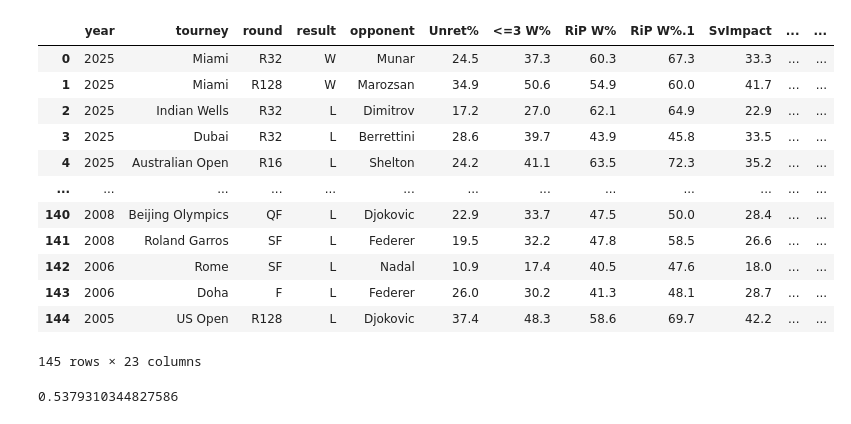
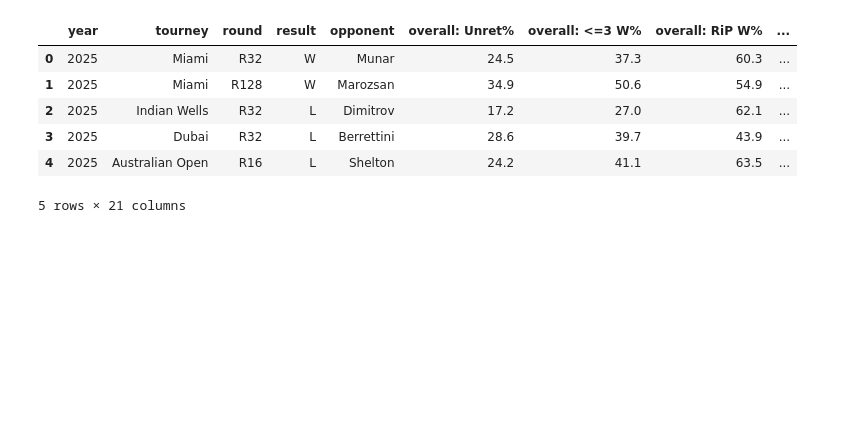
Before and after one commit to altairaguelo/tennis_serve_data_analysis, a Jupyter notebook: data-cleaning/monfils_data_cleaining.ipynb, the cells around one changed output. Saved outputs shown, nothing was run; the diff lists cells and outputs as text; code cells hidden in the pictures; blank space fills up the shorter version.

```diff
--- a/data-cleaning/monfils_data_cleaining.ipynb
+++ b/data-cleaning/monfils_data_cleaining.ipynb
@@ -2,6 +2,6 @@
 import pandas as pd
 import numpy as np
 # %%
-monfils = pd.read_csv('/Users/jasontang/Desktop/cogs108/Group053_SP25/monfils_serve_chart.csv')
-monfils.drop(columns=['Unnamed: 0'], inplace=True)
+monfils = pd.read_csv('../data/monfils_serve_chart.csv')
 monfils = monfils.replace('-', np.NaN)
+monfils.head()
@@ -8,11 +44,11 @@ monfils = monfils.replace('-', np.NaN)
 # %%
-string_cols=[ 'Unret%', '<=3 W%',
-       'RiP W%', 'RiP W%.1', 'SvImpact', '1st: Unret%', '1st: <=3 W%',
-       'RiP W%.2', 'RiP W%.3', 'SvImpact1st', 'D Wide%', 'A Wide%', 'BP Wide%',
-       '2nd: Unret%', '2nd: <=3 W%', '2nd: RiP W%']
+string_cols=[ 'overall: Unret%','overall: <=3 W%', 'overall: RiP W%',
+             'overall: SvImpact','1st: Unret%', '1st: <=3 W%',
+             '1st: RiP W%', '1st: SvImpact','1st: D Wide%', '1st: A Wide%',
+             '1st: A BP Wide%', '2nd: Unret%','2nd: <=3 W%', '2nd: RiP W%']
 
 for col in string_cols:
     monfils[col] = monfils[col].str.replace('%', '')
     monfils[col] = monfils[col].astype('float64')
-monfils
+monfils.head()
 # %% [output]
@@ -67,52 +72,41 @@ surfaces = {'Miami': 'hard',
            'Brisbane': 'hard',
            'Shanghai': 'hard',
            'Beijing': 'hard',
            'US Open': 'hard',
-           'Cincinnati': 'hard',
+            'Cincinnati': 'hard',
            'Canada': 'hard',
            'Wimbledon': 'grass',
            'Roland Garros': 'clay',
            'Monte Carlo': 'clay',
            'Estoril': 'clay',
            'Doha': 'hard',
            'Stockholm': 'hard',
            'Madrid': 'clay',
            'Adelaide 1': 'hard',
            'Vienna': 'hard',
            'Sofia': 'hard',
            'Rotterdam': 'hard',
            'Montpellier': 'hard',
            'Paris': 'clay',
            'Antwerp': 'hard',
            'Kaohsiung CH': 'hard',
            'Eastbourne': 'grass',
            'Tour Finals': 'hard',
            'Tokyo': 'hard',
            'Washington': 'hard',
-           'Davis Cup': 'hard',
+           'Davis Cup': 'clay',
            'Stuttgart': 'grass',
            'Marseille': 'hard',
            'Halle': 'grass',
            'Beijing Olympics': 'hard',
-           'Rome': 'clay',}
+           'Rome': 'clay'}
 monfils['surface'] = monfils['tourney'].apply(lambda x: surfaces[x])
-monfils
+monfils.head()
 # %% [output]
-|  | year | tourney | round | result | opponent | Unret% | <=3 W% | RiP W% | RiP W%.1 | SvImpact | ... | ... |
-| 0 | 2025 | Miami | R32 | W | Munar | 24.5 | 37.3 | 60.3 | 67.3 | 33.3 | ... | ... |
-| 1 | 2025 | Miami | R128 | W | Marozsan | 34.9 | 50.6 | 54.9 | 60.0 | 41.7 | ... | ... |
-| 2 | 2025 | Indian Wells | R32 | L | Dimitrov | 17.2 | 27.0 | 62.1 | 64.9 | 22.9 | ... | ... |
-| 3 | 2025 | Dubai | R32 | L | Berrettini | 28.6 | 39.7 | 43.9 | 45.8 | 33.5 | ... | ... |
-| 4 | 2025 | Australian Open | R16 | L | Shelton | 24.2 | 41.1 | 63.5 | 72.3 | 35.2 | ... | ... |
-| ... | ... | ... | ... | ... | ... | ... | ... | ... | ... | ... | ... | ... |
-| 140 | 2008 | Beijing Olympics | QF | L | Djokovic | 22.9 | 33.7 | 47.5 | 50.0 | 28.4 | ... | ... |
-| 141 | 2008 | Roland Garros | SF | L | Federer | 19.5 | 32.2 | 47.8 | 58.5 | 26.6 | ... | ... |
-| 142 | 2006 | Rome | SF | L | Nadal | 10.9 | 17.4 | 40.5 | 47.6 | 18.0 | ... | ... |
-| 143 | 2006 | Doha | F | L | Federer | 26.0 | 30.2 | 41.3 | 48.1 | 28.7 | ... | ... |
-| 144 | 2005 | US Open | R128 | L | Djokovic | 37.4 | 48.3 | 58.6 | 69.7 | 42.2 | ... | ... |
+|  | year | tourney | round | result | opponent | overall: Unret% | overall: <=3 W% | overall: RiP W% | ... |
+| 0 | 2025 | Miami | R32 | W | Munar | 24.5 | 37.3 | 60.3 | ... |
+| 1 | 2025 | Miami | R128 | W | Marozsan | 34.9 | 50.6 | 54.9 | ... |
+| 2 | 2025 | Indian Wells | R32 | L | Dimitrov | 17.2 | 27.0 | 62.1 | ... |
+| 3 | 2025 | Dubai | R32 | L | Berrettini | 28.6 | 39.7 | 43.9 | ... |
+| 4 | 2025 | Australian Open | R16 | L | Shelton | 24.2 | 41.1 | 63.5 | ... |
-145 rows × 23 columns
+5 rows × 21 columns
-# %%
-monfils_wpct = (monfils['result'] == 'W').mean()
-monfils_wpct
-# %% [output]
-0.5379310344827586
```
Also changed, not shown: parts of 21 cells of this notebook, 3 other files.
